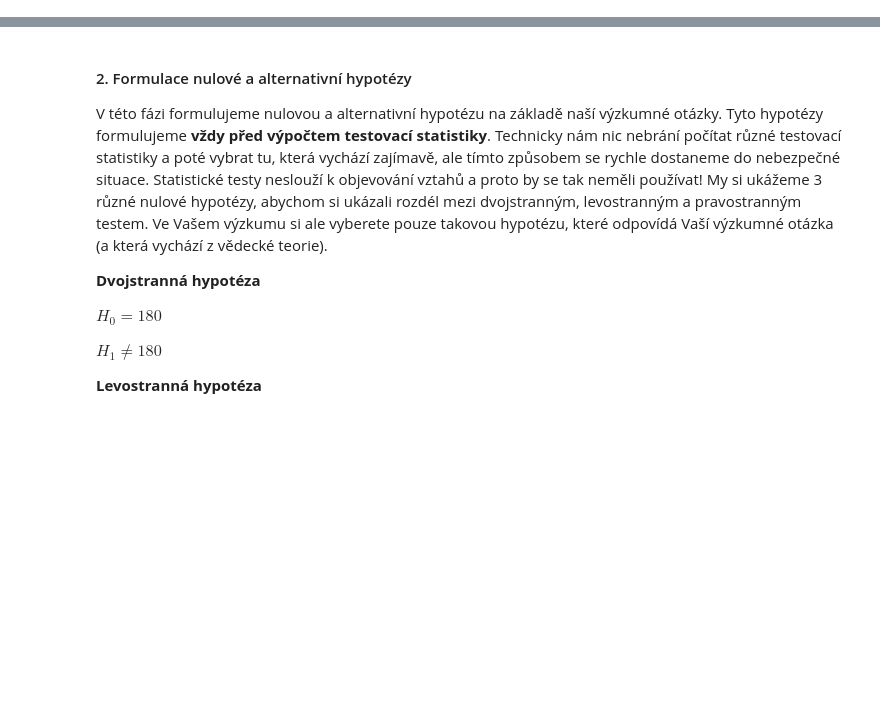
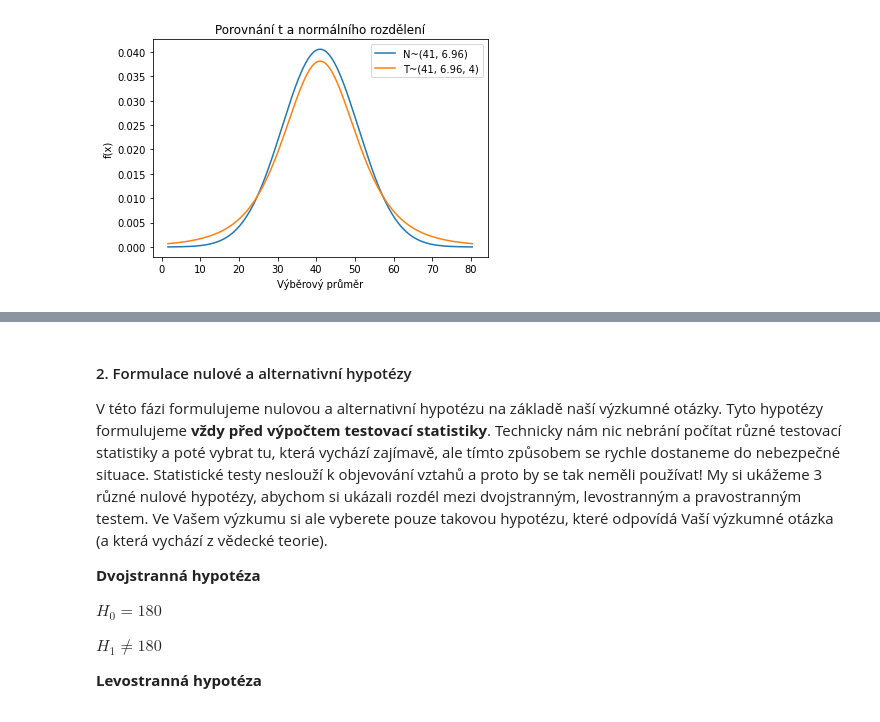
Before and after one commit to schubertjan/cuni, a Jupyter notebook: stats/cviceni/cviceni_5/statisticke_testovani.ipynb, the cells around one changed output, grey strips where cells are left out. Cells and saved outputs as stored; diff of their text form; code cells hidden in the pictures; blank space fills up the shorter version.

```diff
--- a/stats/cviceni/cviceni_5/statisticke_testovani.ipynb
+++ b/stats/cviceni/cviceni_5/statisticke_testovani.ipynb
@@ -18,0 +19,25 @@ nakreslit rozlozeni nulove hypotezy
+# %%
+import pandas as pd
+import matplotlib.pyplot as plt
+from scipy import stats
+import numpy as np
+
+prumer = 41
+smerodatna_odchylka = 22
+n = 5
+smerodatna_chyba = smerodatna_odchylka / np.sqrt(n)
+
+x = np.linspace(prumer - 4*smerodatna_chyba, prumer + 4*smerodatna_chyba, num = 1000)
+pdf_n = stats.norm.pdf(x, loc = prumer, scale = smerodatna_chyba)
+pdf_df4 = stats.t.pdf(x, loc = prumer, scale = smerodatna_chyba, df = n-1)
+
+plt.plot(x, pdf_n, label = "N~(41, 6.96)")
+plt.plot(x, pdf_df4, label = f"T~(41, 6.96, {n-1})")
+
+plt.xlabel("Výběrový průměr")
+plt.ylabel("f(x)")
+plt.title("Porovnání t a normálního rozdělení")
+plt.legend()
+plt.show()
+# %% [output]
+[figure, added]
```
Also changed, not shown: parts of 20 cells of this notebook.
